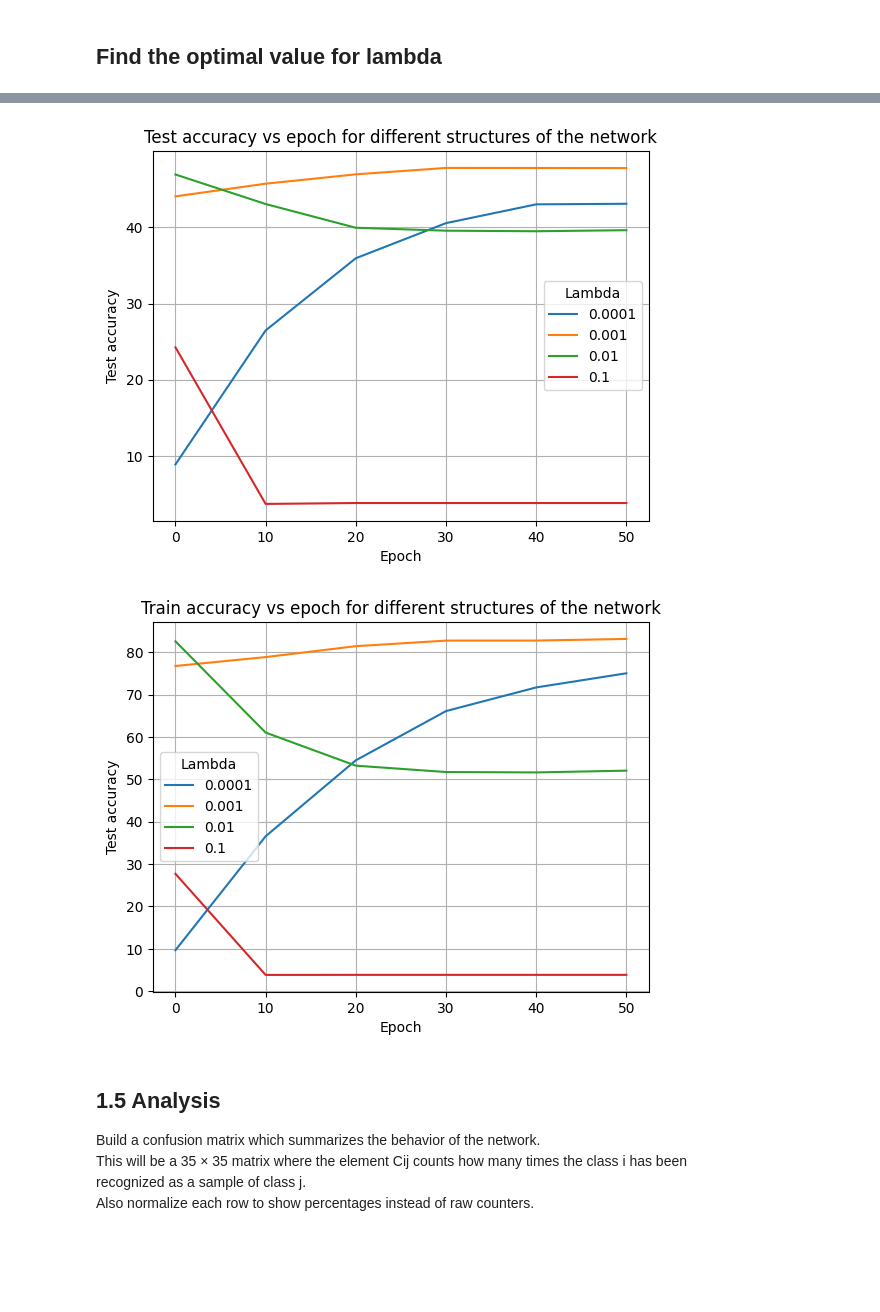
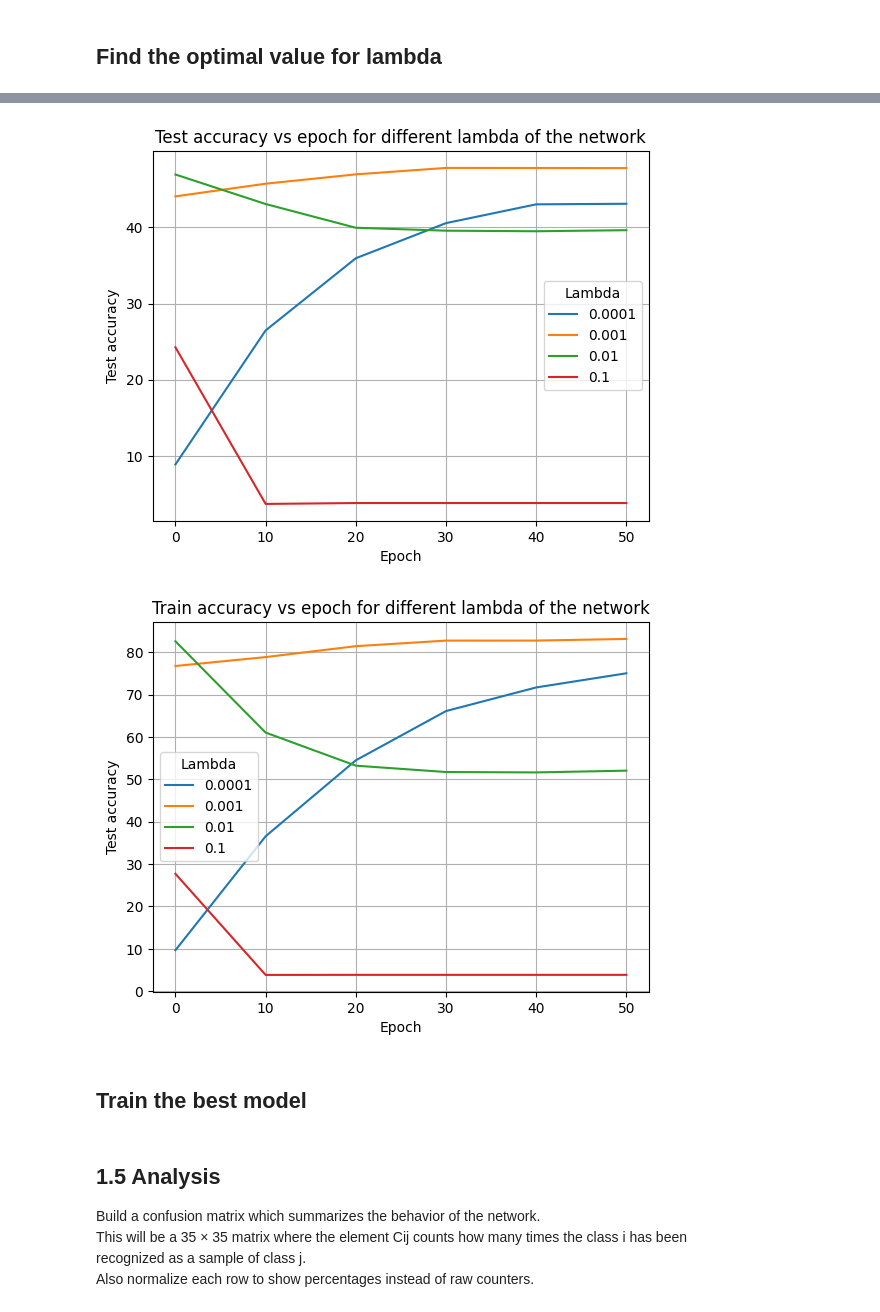
Before and after one commit to DavideLigari/speech-recognition, a Jupyter notebook: code/main.ipynb, the cells around one changed output, grey strips where cells are left out. Saved outputs shown, nothing was run; the diff lists cells and outputs as text; code cells hidden in the pictures; blank space fills up the shorter version.

```diff
--- a/my-code/main.ipynb
+++ b/code/main.ipynb
@@ -221,10 +221,10 @@ result = pd.read_csv("accuracies_diff_lambda.csv", sep=";")
 result
 result1 = result.pivot(index="Epoch", columns="Lambda", values="Test accuracy")
 result1.plot(kind="line", grid=True,
-             title="Test accuracy vs epoch for different structures of the network", ylabel="Test accuracy")
+             title="Test accuracy vs epoch for different lambda of the network", ylabel="Test accuracy")
 
 result2 = result.pivot(index="Epoch", columns="Lambda",
                        values="Train accuracy")
 result2.plot(kind="line", grid=True,
-             title="Train accuracy vs epoch for different structures of the network", ylabel="Test accuracy")
+             title="Train accuracy vs epoch for different lambda of the network", ylabel="Test accuracy")
 # %% [output]
@@ -232,5 +232,7 @@ result2.plot(kind="line", grid=True,
-[figure, old version]
+[figure, new version]
-[figure, old version]
+[figure, new version]
+# %% [markdown]
+## Train the best model
 # %%
 import trainmodel as tm
 import pvml
```
Also changed, not shown: parts of 1 cell of this notebook, 21 other files.
